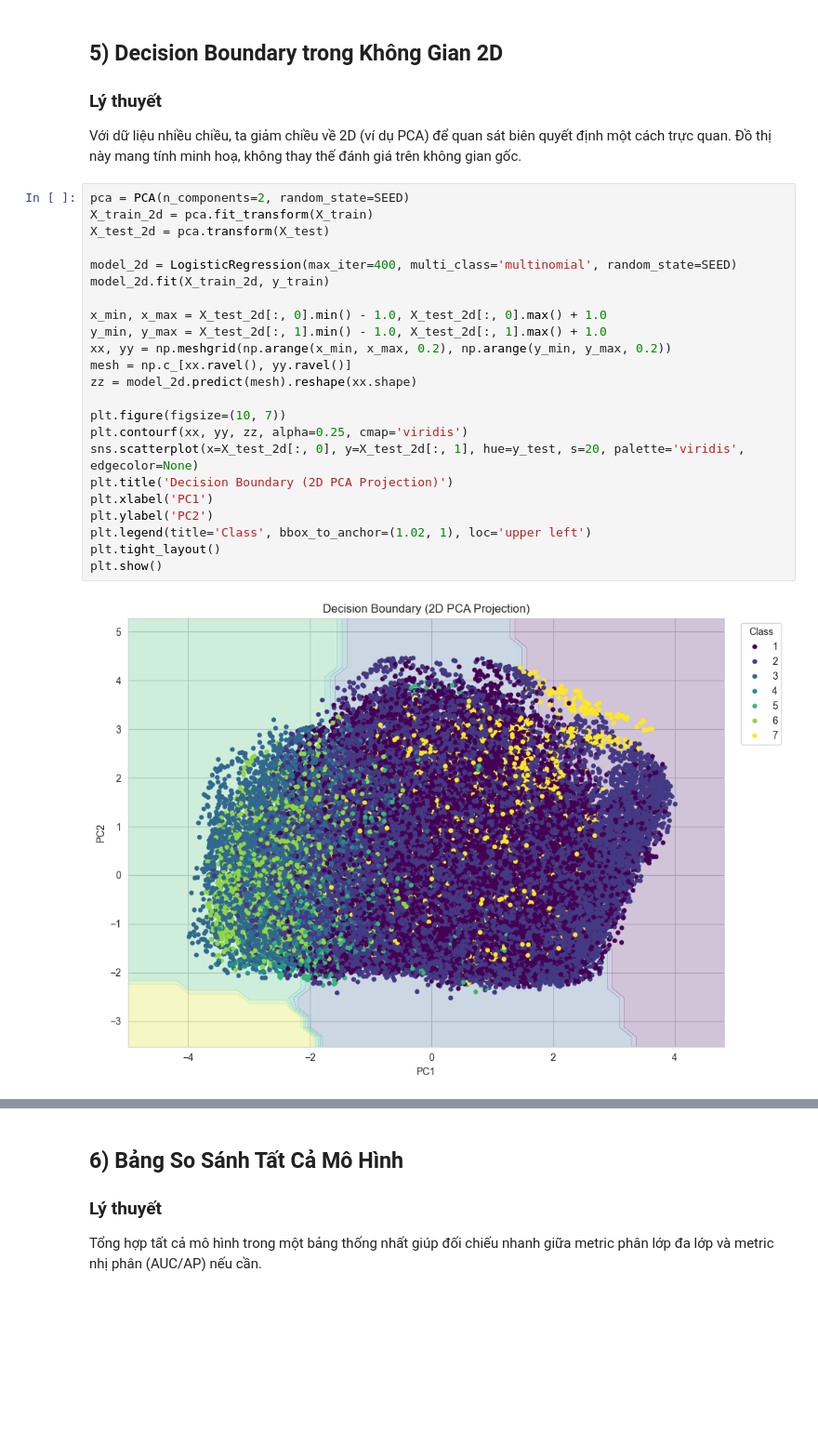
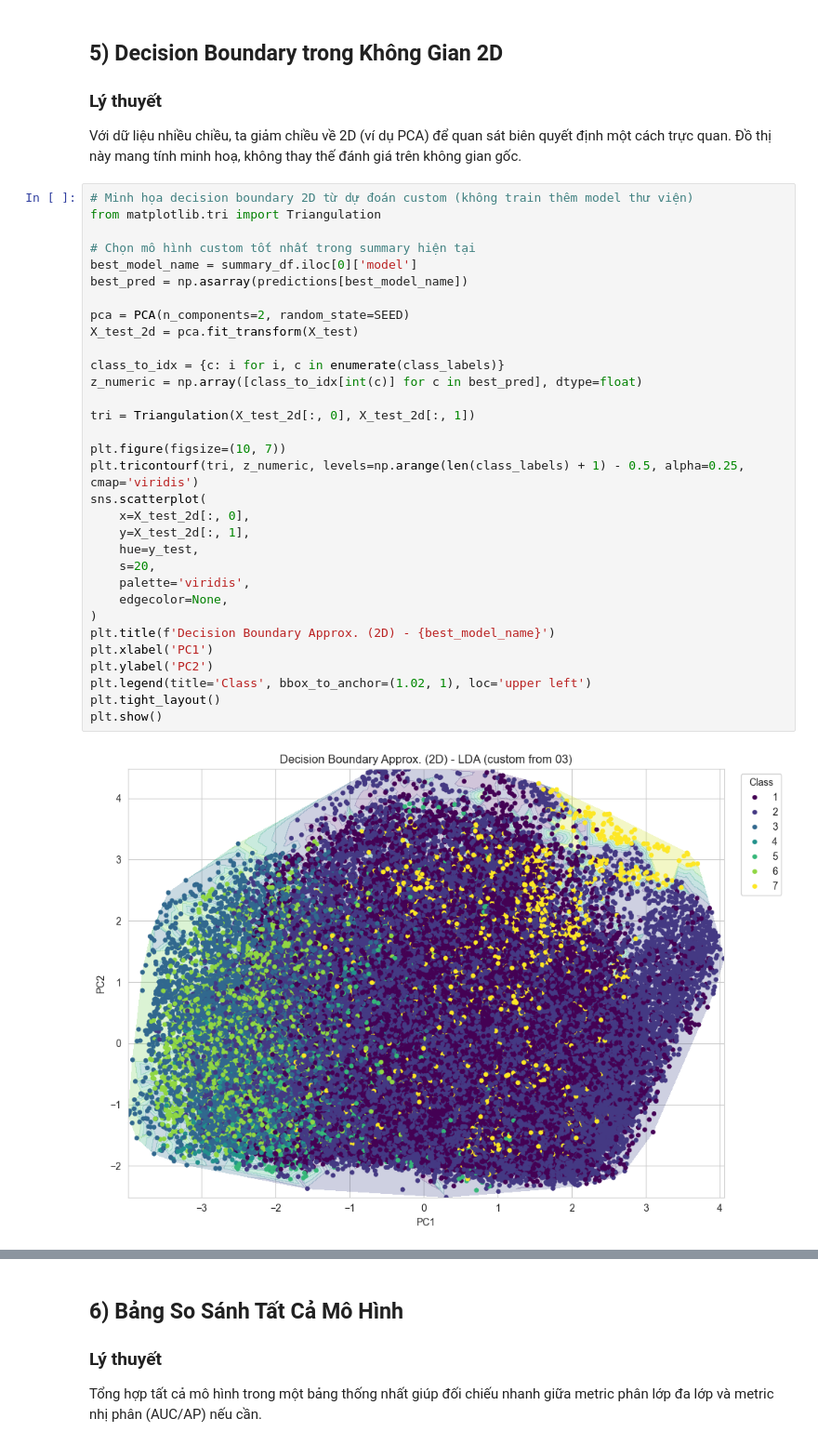
Before and after one commit to nh-atuan/supervised-learning-project, a Jupyter notebook: code/Part2_Classification/evaluation/04_evaluation.ipynb, the cells around one changed output, grey strips where cells are left out. Shown at 93% size. Cells and saved outputs as stored; diff of their text form; blank space fills up the shorter version.

```diff
--- a/code/Part2_Classification/evaluation/04_evaluation.ipynb
+++ b/code/Part2_Classification/evaluation/04_evaluation.ipynb
@@ -359,29 +453,38 @@ Final val loss: 0.6654
 ### Lý thuyết
 Với dữ liệu nhiều chiều, ta giảm chiều về 2D (ví dụ PCA) để quan sát biên quyết định một cách trực quan. Đồ thị này mang tính minh hoạ, không thay thế đánh giá trên không gian gốc.
 # %%
+# Minh họa decision boundary 2D từ dự đoán custom (không train thêm model thư viện)
+from matplotlib.tri import Triangulation
+
+# Chọn mô hình custom tốt nhất trong summary hiện tại
+best_model_name = summary_df.iloc[0]['model']
+best_pred = np.asarray(predictions[best_model_name])
+
 pca = PCA(n_components=2, random_state=SEED)
-X_train_2d = pca.fit_transform(X_train)
-X_test_2d = pca.transform(X_test)
+X_test_2d = pca.fit_transform(X_test)
 
-model_2d = LogisticRegression(max_iter=400, multi_class='multinomial', random_state=SEED)
-model_2d.fit(X_train_2d, y_train)
+class_to_idx = {c: i for i, c in enumerate(class_labels)}
+z_numeric = np.array([class_to_idx[int(c)] for c in best_pred], dtype=float)
 
-x_min, x_max = X_test_2d[:, 0].min() - 1.0, X_test_2d[:, 0].max() + 1.0
-y_min, y_max = X_test_2d[:, 1].min() - 1.0, X_test_2d[:, 1].max() + 1.0
-xx, yy = np.meshgrid(np.arange(x_min, x_max, 0.2), np.arange(y_min, y_max, 0.2))
-mesh = np.c_[xx.ravel(), yy.ravel()]
-zz = model_2d.predict(mesh).reshape(xx.shape)
+tri = Triangulation(X_test_2d[:, 0], X_test_2d[:, 1])
 
 plt.figure(figsize=(10, 7))
-plt.contourf(xx, yy, zz, alpha=0.25, cmap='viridis')
-sns.scatterplot(x=X_test_2d[:, 0], y=X_test_2d[:, 1], hue=y_test, s=20, palette='viridis', edgecolor=None)
-plt.title('Decision Boundary (2D PCA Projection)')
+plt.tricontourf(tri, z_numeric, levels=np.arange(len(class_labels) + 1) - 0.5, alpha=0.25, cmap='viridis')
+sns.scatterplot(
+    x=X_test_2d[:, 0],
+    y=X_test_2d[:, 1],
+    hue=y_test,
+    s=20,
+    palette='viridis',
+    edgecolor=None,
+)
+plt.title(f'Decision Boundary Approx. (2D) - {best_model_name}')
 plt.xlabel('PC1')
 plt.ylabel('PC2')
 plt.legend(title='Class', bbox_to_anchor=(1.02, 1), loc='upper left')
 plt.tight_layout()
 plt.show()
 # %% [output]
-[figure, old version]
+[figure, new version]
 # %% [markdown]
 ### Phân tích kết quả
```
Also changed, not shown: parts of 28 cells of this notebook, 1 other file.
